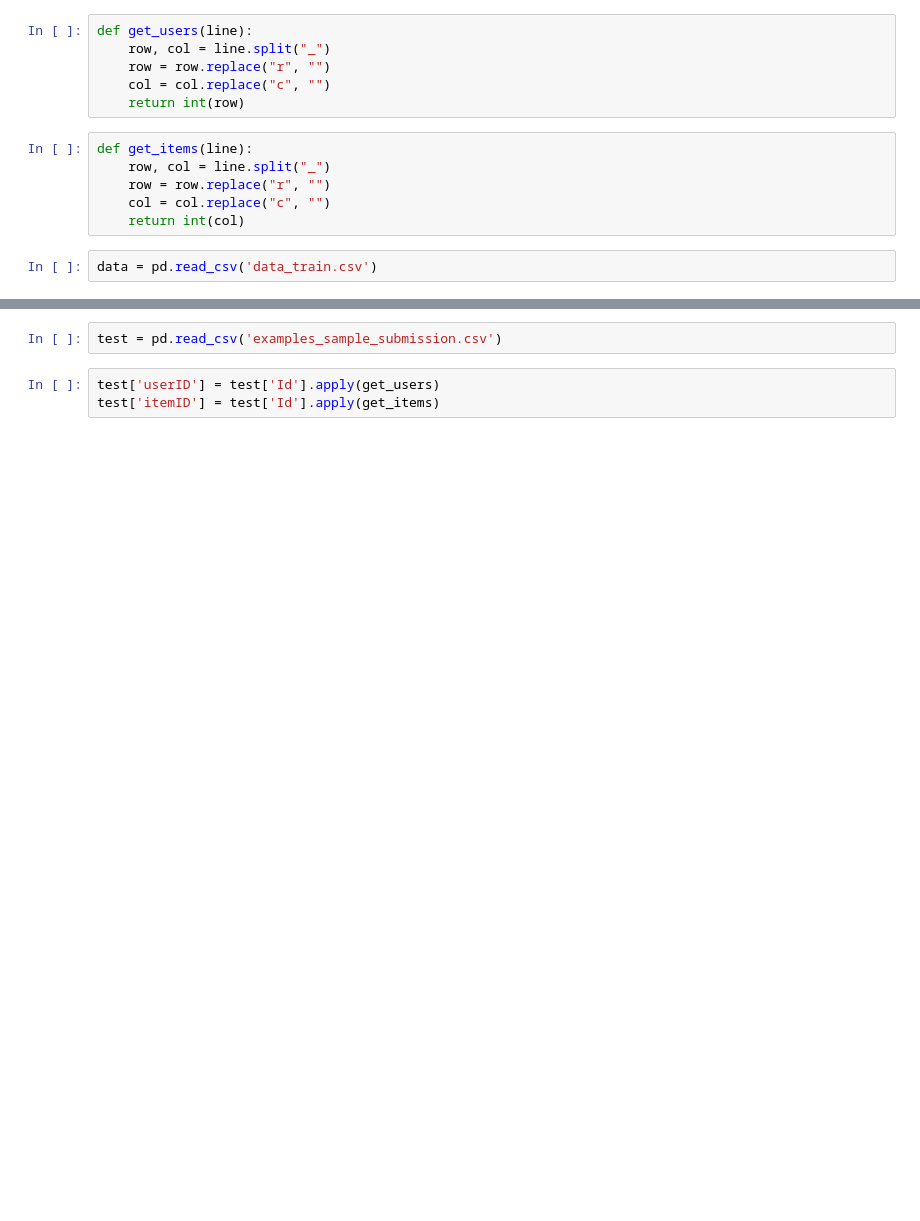
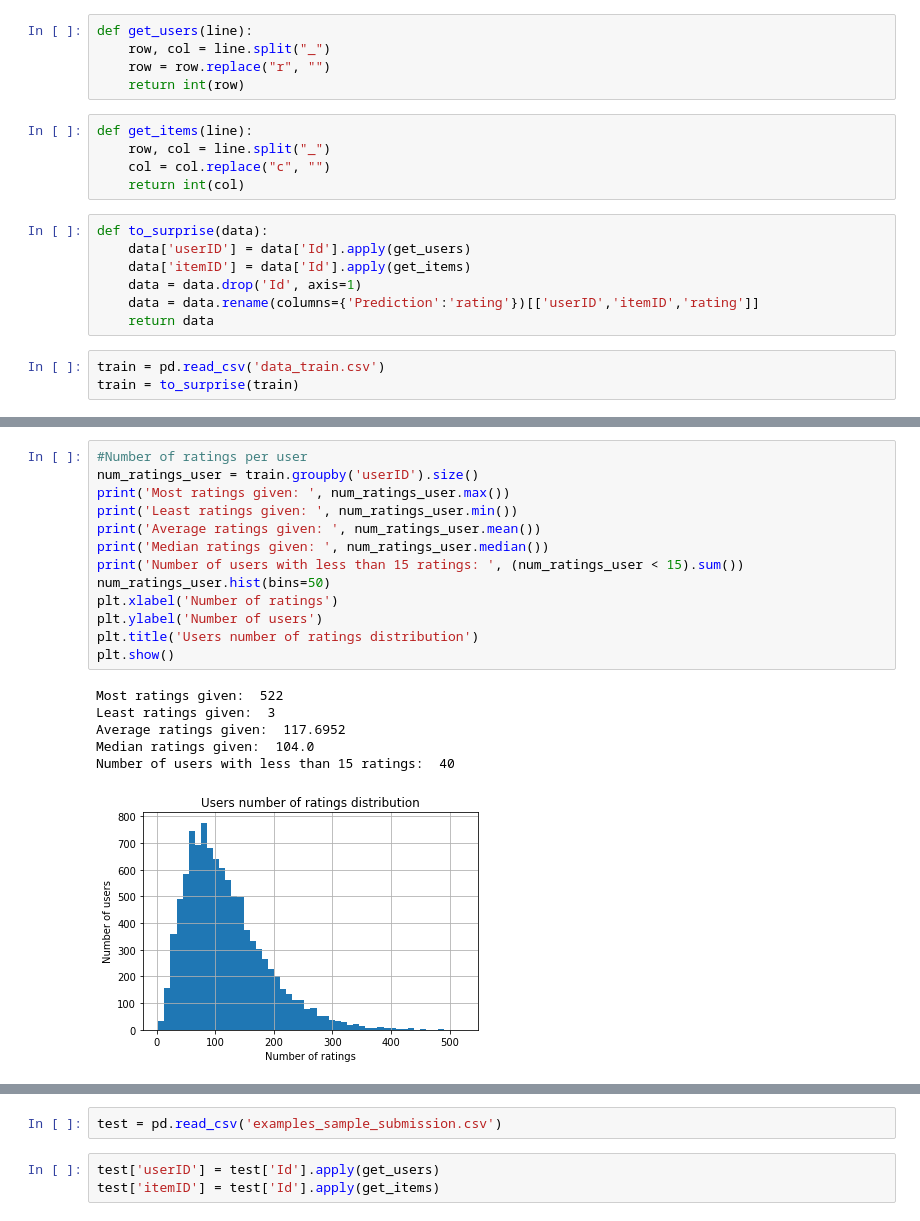
Before and after one commit to BYOBToBBQ/ml_project_2, a Jupyter notebook: Vince_first.ipynb, the cells around one changed output, grey strips where cells are left out. Saved outputs shown, nothing was run; the diff lists cells and outputs as text; blank space fills up the shorter version.

```diff
--- a/Vince_first.ipynb
+++ b/Vince_first.ipynb
@@ -16,13 +18,19 @@ from surprise import SVDpp
 def get_users(line):
     row, col = line.split("_")
     row = row.replace("r", "")
-    col = col.replace("c", "")
     return int(row)
 # %%
 def get_items(line):
     row, col = line.split("_")
-    row = row.replace("r", "")
     col = col.replace("c", "")
     return int(col)
+# %%
+def to_surprise(data):
+    data['userID'] = data['Id'].apply(get_users)
+    data['itemID'] = data['Id'].apply(get_items)
+    data = data.drop('Id', axis=1)
+    data = data.rename(columns={'Prediction':'rating'})[['userID','itemID','rating']]
+    return data
 # %%
-data = pd.read_csv('data_train.csv')
+train = pd.read_csv('data_train.csv')
+train = to_surprise(train)
@@ -51,0 +55,20 @@ data.head()
+# %%
+#Number of ratings per user
+num_ratings_user = train.groupby('userID').size()
+print('Most ratings given: ', num_ratings_user.max())
+print('Least ratings given: ', num_ratings_user.min())
+print('Average ratings given: ', num_ratings_user.mean())
+print('Median ratings given: ', num_ratings_user.median())
+print('Number of users with less than 15 ratings: ', (num_ratings_user < 15).sum())
+num_ratings_user.hist(bins=50)
+plt.xlabel('Number of ratings')
+plt.ylabel('Number of users')
+plt.title('Users number of ratings distribution')
+plt.show()
+# %% [output]
+Most ratings given:  522
+Least ratings given:  3
+Average ratings given:  117.6952
+Median ratings given:  104.0
+Number of users with less than 15 ratings:  40
+[figure, added]
```
Also changed, not shown: parts of 26 cells of this notebook, 2 other files.
